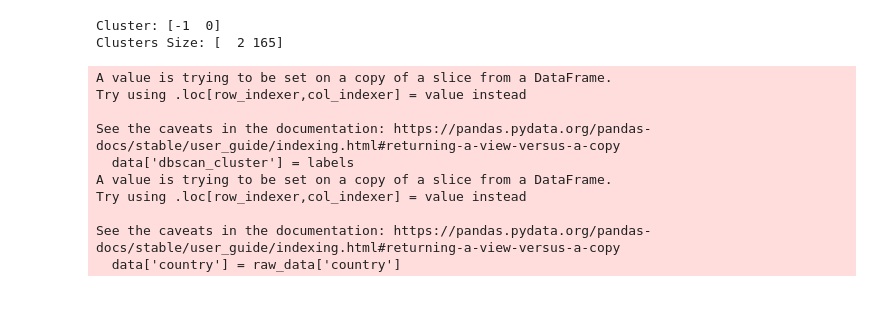
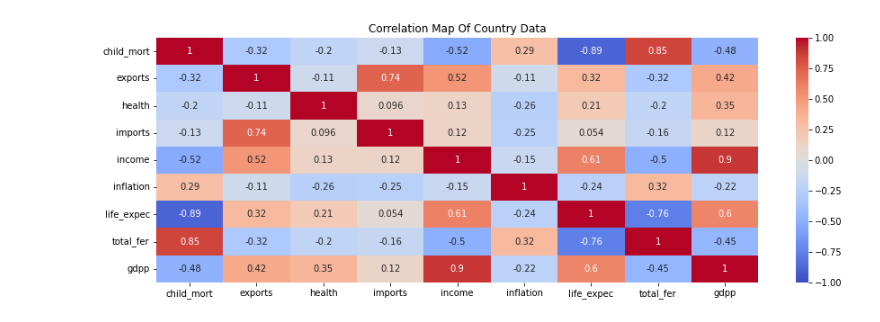
Before and after one commit to nimritee/python_udemy_course, a Jupyter notebook: MLDM Assignment/DBSCAN.ipynb, the cells around one changed output. Cells and saved outputs as stored; diff of their text form; code cells hidden in the pictures.

```diff
--- a/MLDM Assignment/DBSCAN.ipynb
+++ b/MLDM Assignment/DBSCAN.ipynb
@@ -13,4 +27,8 @@ data = raw_data[['child_mort', 'imports', 'gdpp']]
 # %%
-scaler = StandardScaler()
-transform_data = scaler.fit_transform(data)
+# Define the Clustering Target; by finding the features having high correlation between them
+plt.figure(figsize=(15, 5))
+sns.heatmap(raw_data.corr(), vmin = -1, vmax = 1, annot = True, cmap = 'coolwarm')
+plt.title('Correlation Map Of Country Data');
+# %% [output]
+[figure, added]
 # %%
@@ -19,22 +37,5 @@ min_pts =5
 # %%
-dbscan = DBSCAN(eps = epsilon_neighborhood, min_samples = min_pts)
-labels = dbscan.fit_predict(transform_data)
-data['dbscan_cluster'] = labels
-data['country'] = raw_data['country']
-print('Cluster:',np.unique(labels))
-print('Clusters Size:',np.bincount(labels + 1))
-data.to_csv('country_nim.csv')
+# Normalize the data
+scaler = StandardScaler()
+transform_data = scaler.fit_transform(data)
-# %% [output]
-Cluster: [-1  0]
-Clusters Size: [  2 165]
-A value is trying to be set on a copy of a slice from a DataFrame.
-Try using .loc[row_indexer,col_indexer] = value instead
-
-See the caveats in the documentation: https://pandas.pydata.org/pandas-docs/stable/user_guide/indexing.html#returning-a-view-versus-a-copy
-  data['dbscan_cluster'] = labels
-A value is trying to be set on a copy of a slice from a DataFrame.
-Try using .loc[row_indexer,col_indexer] = value instead
-
-See the caveats in the documentation: https://pandas.pydata.org/pandas-docs/stable/user_guide/indexing.html#returning-a-view-versus-a-copy
-  data['country'] = raw_data['country']
 # %%
```
Also changed, not shown: parts of 6 cells of this notebook, 7 other files.
